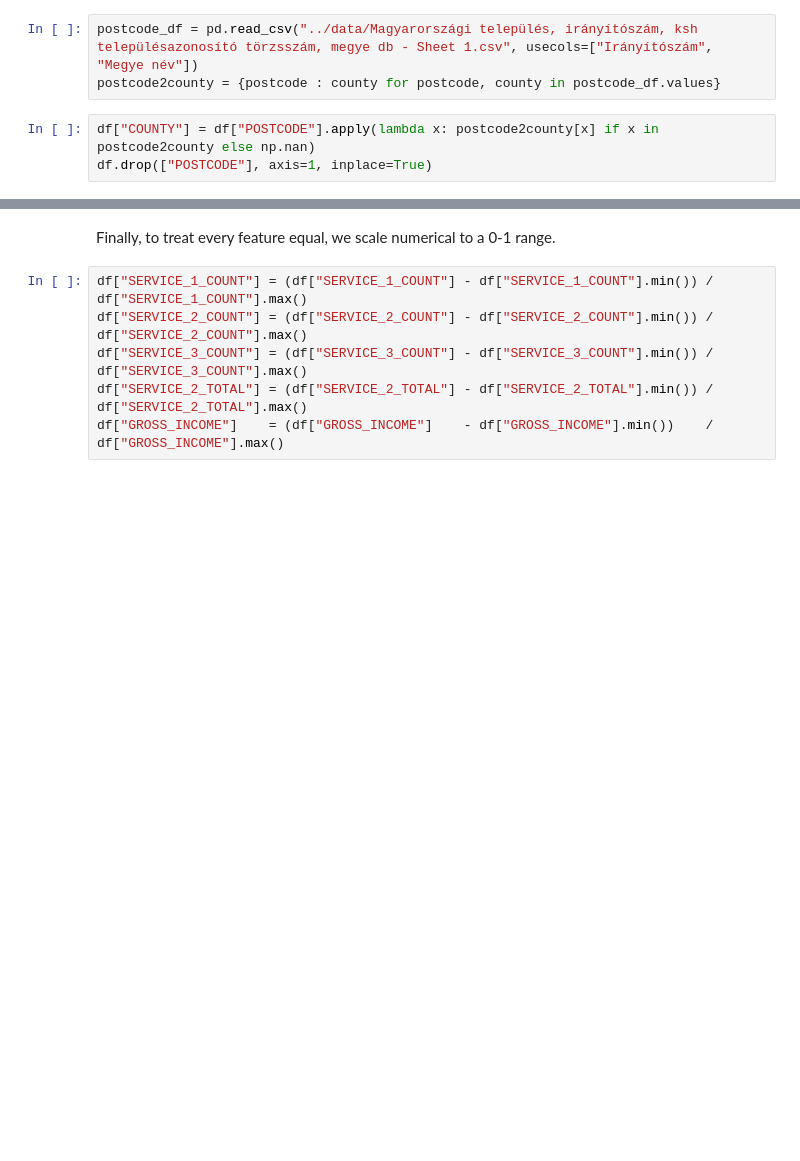
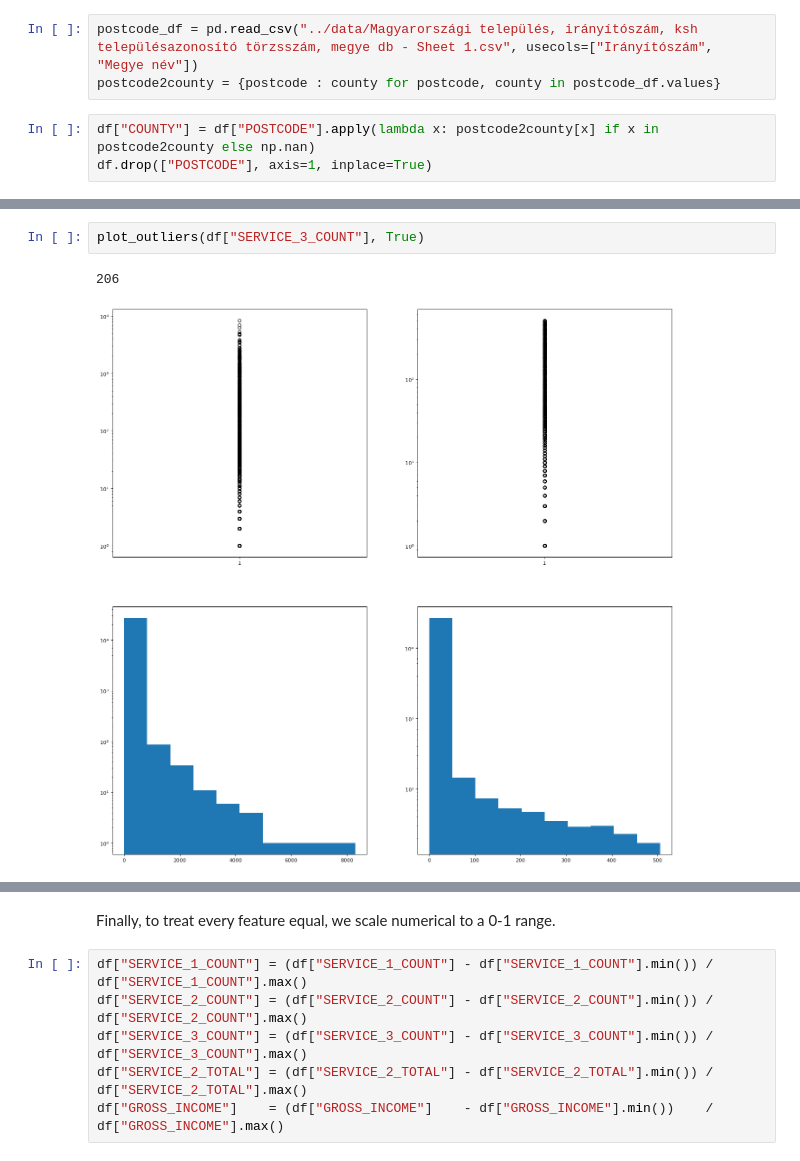
Before and after one commit to BenjaminBaffy/DataScienceLab, a Jupyter notebook: notebooks/cleaning.ipynb, the cells around one changed output, grey strips where cells are left out. Saved outputs shown, nothing was run; the diff lists cells and outputs as text; blank space fills up the shorter version.

```diff
--- a/notebooks/cleaning.ipynb
+++ b/notebooks/cleaning.ipynb
@@ -317,0 +376,5 @@ df.drop(["POSTCODE"], axis=1, inplace=True)
+# %%
+plot_outliers(df["SERVICE_3_COUNT"], True)
+# %% [output]
+206
+[figure, added]
```
Also changed, not shown: parts of 12 cells of this notebook, 3 other files.
